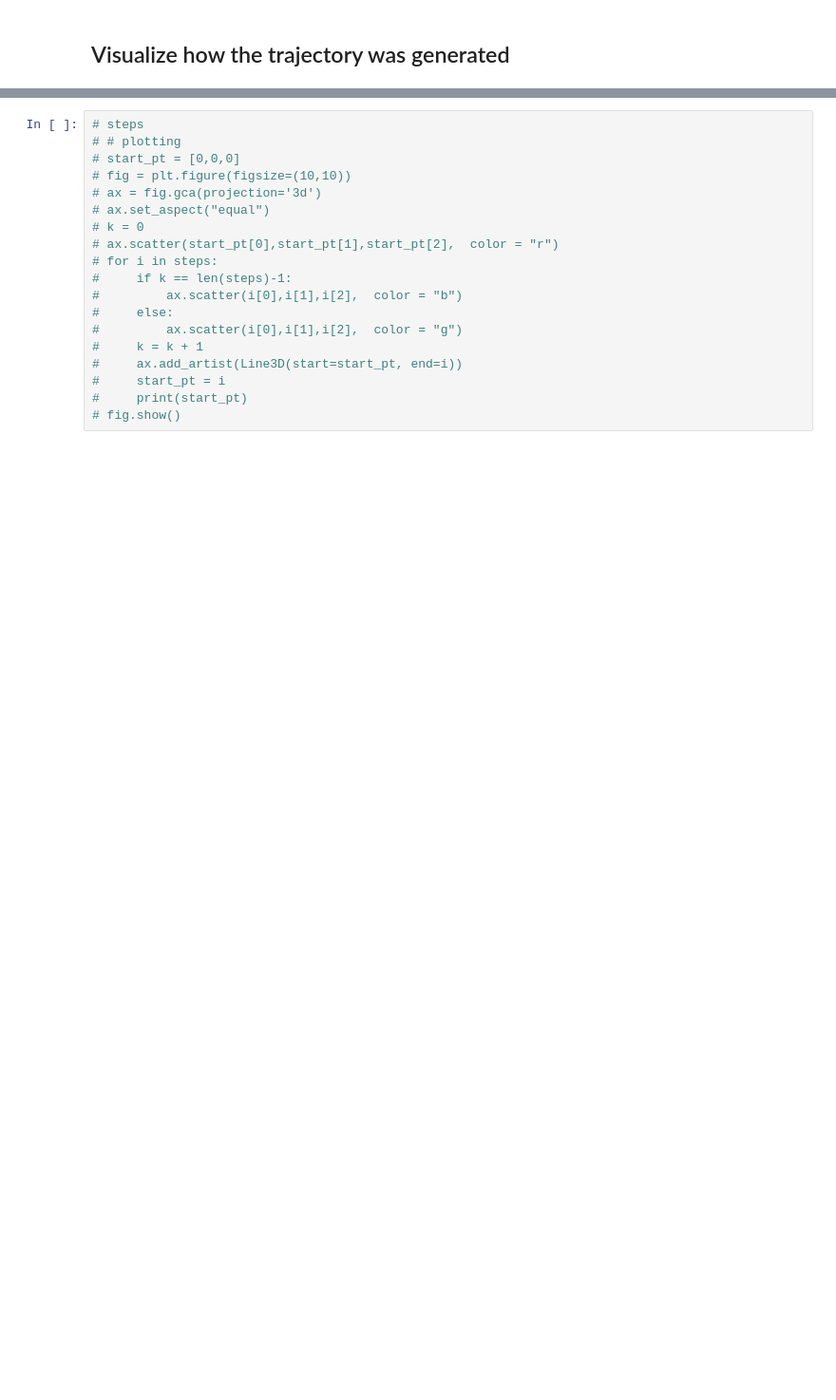
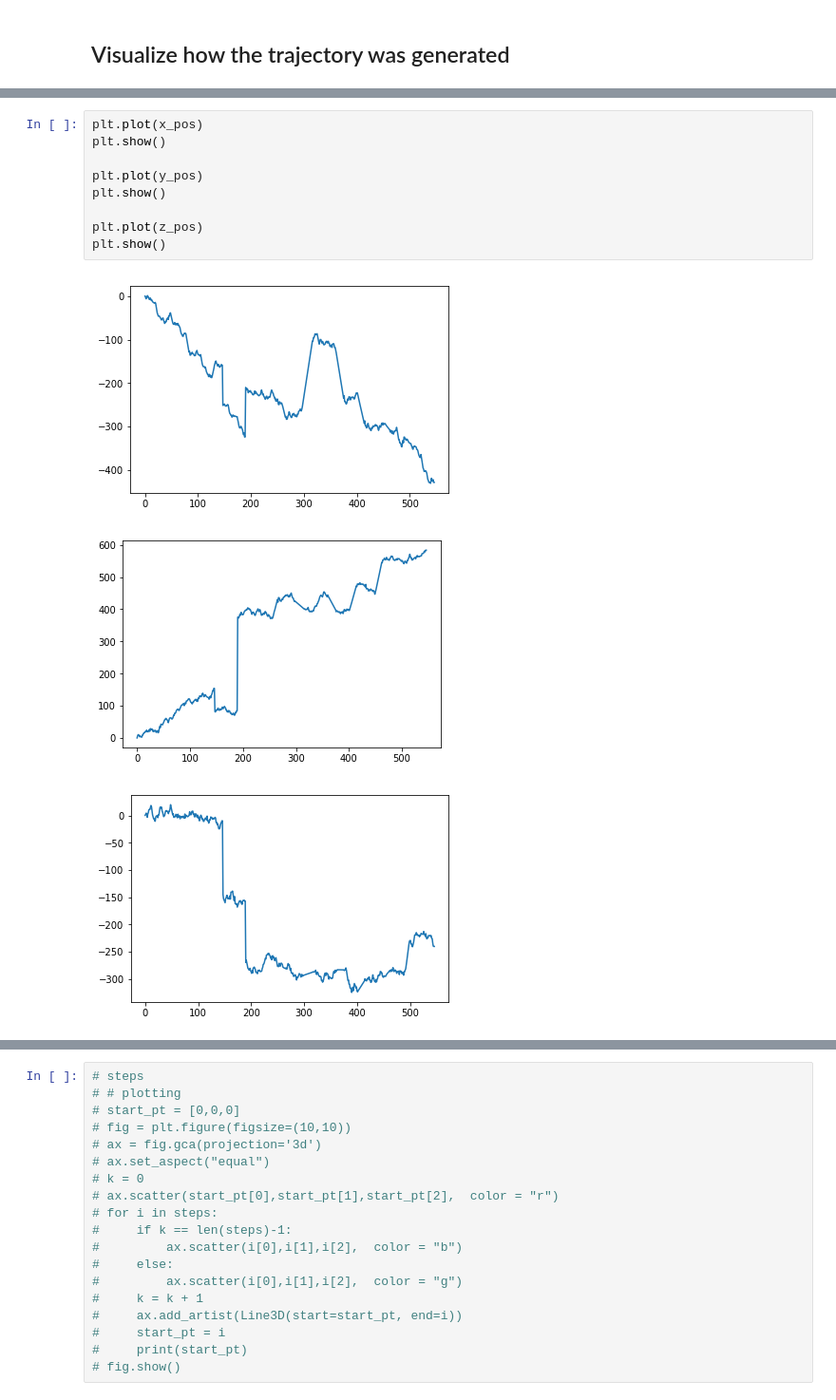
Before and after one commit to nesl/UnderwaterSensorTag, a Jupyter notebook: IMU_GPS_Fusion/Trajectory_Simulation/Simulate IMU+GPS trajectories from STP Brownian .ipynb, the cells around one changed output, grey strips where cells are left out. Shown at 95% size. Drawn from its saved outputs; the diff is of its cells as text; blank space fills up the shorter version.

```diff
--- a/IMU_GPS_Fusion/Trajectory_Simulation/Simulate IMU+GPS trajectories from STP Brownian .ipynb
+++ b/IMU_GPS_Fusion/Trajectory_Simulation/Simulate IMU+GPS trajectories from STP Brownian .ipynb
@@ -344,0 +466,13 @@ fig.show()
+# %%
+plt.plot(x_pos)
+plt.show()
+
+plt.plot(y_pos)
+plt.show()
+
+plt.plot(z_pos)
+plt.show()
+# %% [output]
+[figure, added]
+[figure, added]
+[figure, added]
```
Also changed, not shown: parts of 12 cells of this notebook, 9 other files.
